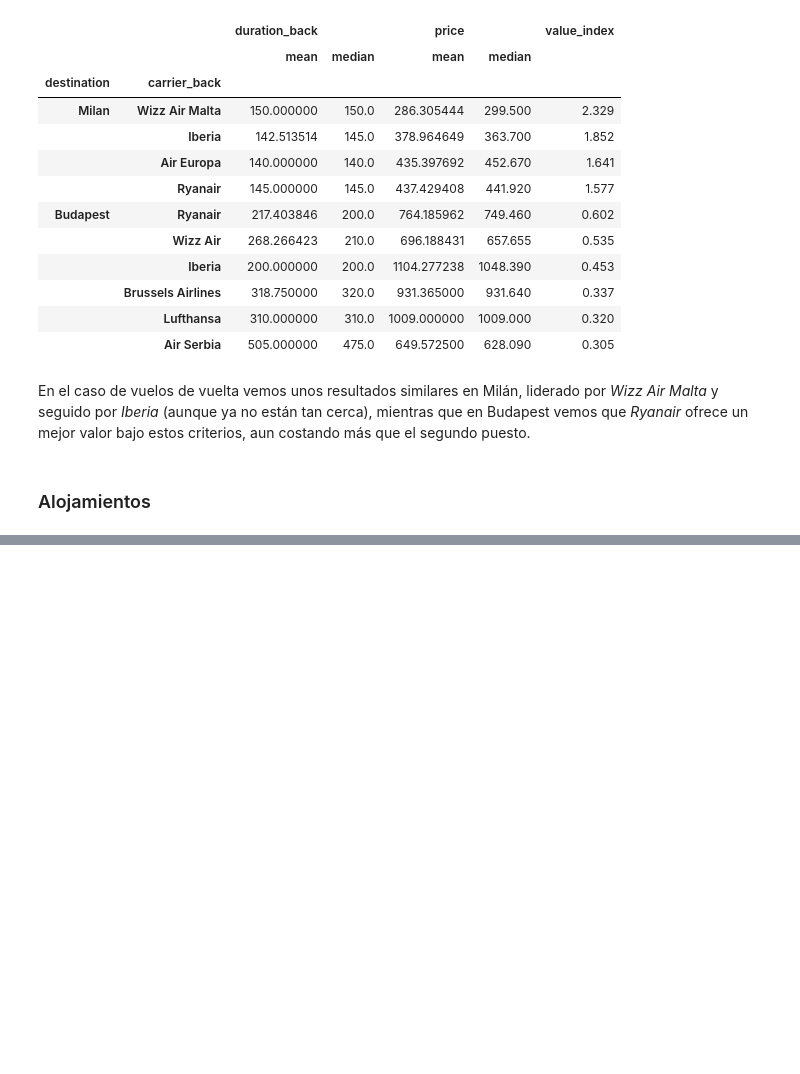
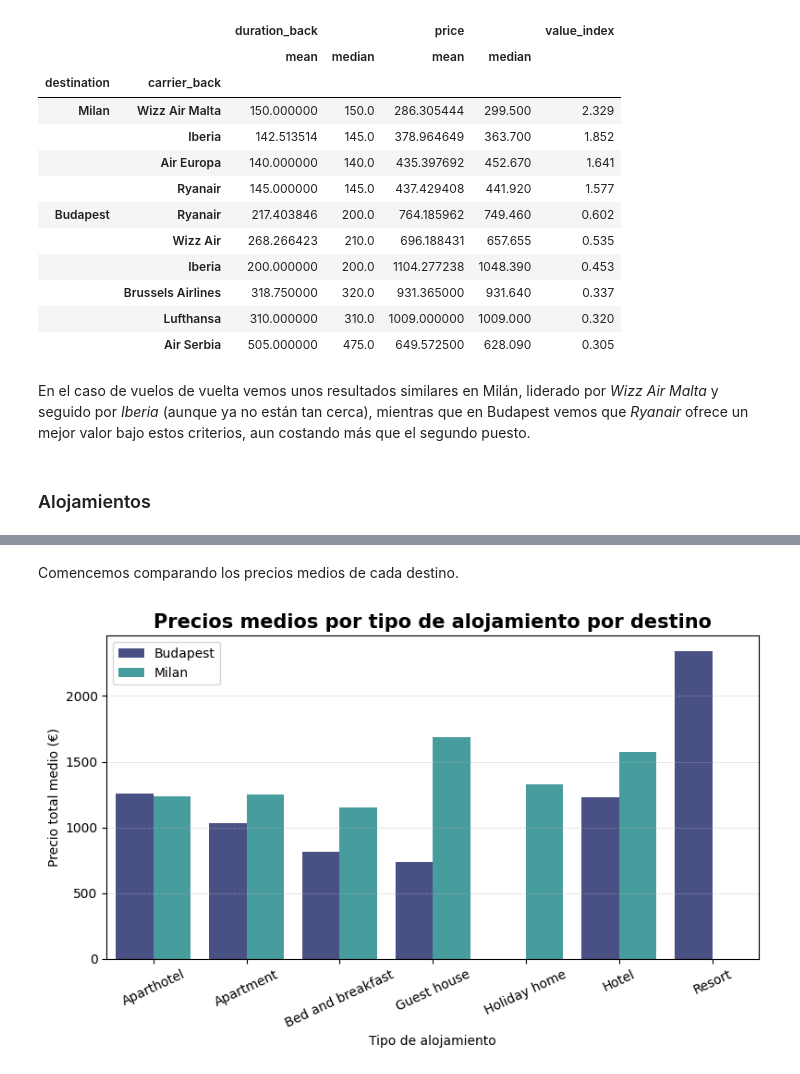
Before and after one commit to yanruwu/Proyecto3-Explorando-Viajes, a Jupyter notebook: notebooks/EDA.ipynb, the cells around one changed output, grey strips where cells are left out. Saved outputs shown, nothing was run; the diff lists cells and outputs as text; code cells hidden in the pictures; blank space fills up the shorter version.

Commit message:
EDA finished, visualization done, README redacted

```diff
--- a/notebooks/EDA.ipynb
+++ b/notebooks/EDA.ipynb
@@ -178,3 +185,5 @@ both_metrics.sort_values("value_index", ascending=False)
 En el caso de vuelos de vuelta vemos unos resultados similares en Milán, liderado por *Wizz Air Malta* y seguido por *Iberia* (aunque ya no están tan cerca), mientras que en Budapest vemos que *Ryanair* ofrece un mejor valor bajo estos criterios, aun costando más que el segundo puesto.
 # %% [markdown]
 ### Alojamientos
+# %%
+both_acc = pd.concat([budapest_acc, milan_acc]).reset_index(drop=True)
@@ -180,0 +196,15 @@ En el caso de vuelos de vuelta vemos unos resultados similares en Milán, lidera
+# %% [markdown]
+Comencemos comparando los precios medios de cada destino.
+# %%
+acc_compared = both_acc.groupby(["acc_type", "city"])[["price"]].mean()
+plt.figure(figsize=(8,5))
+plt.grid(lw = 0.6, ls = "--", alpha = 0.5)
+plt.title("Precios medios por tipo de alojamiento por destino", fontsize = 15, fontweight = "bold")
+sns.barplot(data = acc_compared, x = "acc_type", y = "price", hue = "city", palette="mako")
+plt.xticks(rotation = 25)
+plt.xlabel("Tipo de alojamiento")
+plt.ylabel("Precio total medio (€)")
+plt.legend()
+plt.tight_layout()
+# %% [output]
+[figure, added]
```
Also changed, not shown: parts of 28 cells of this notebook, 1 other file.
